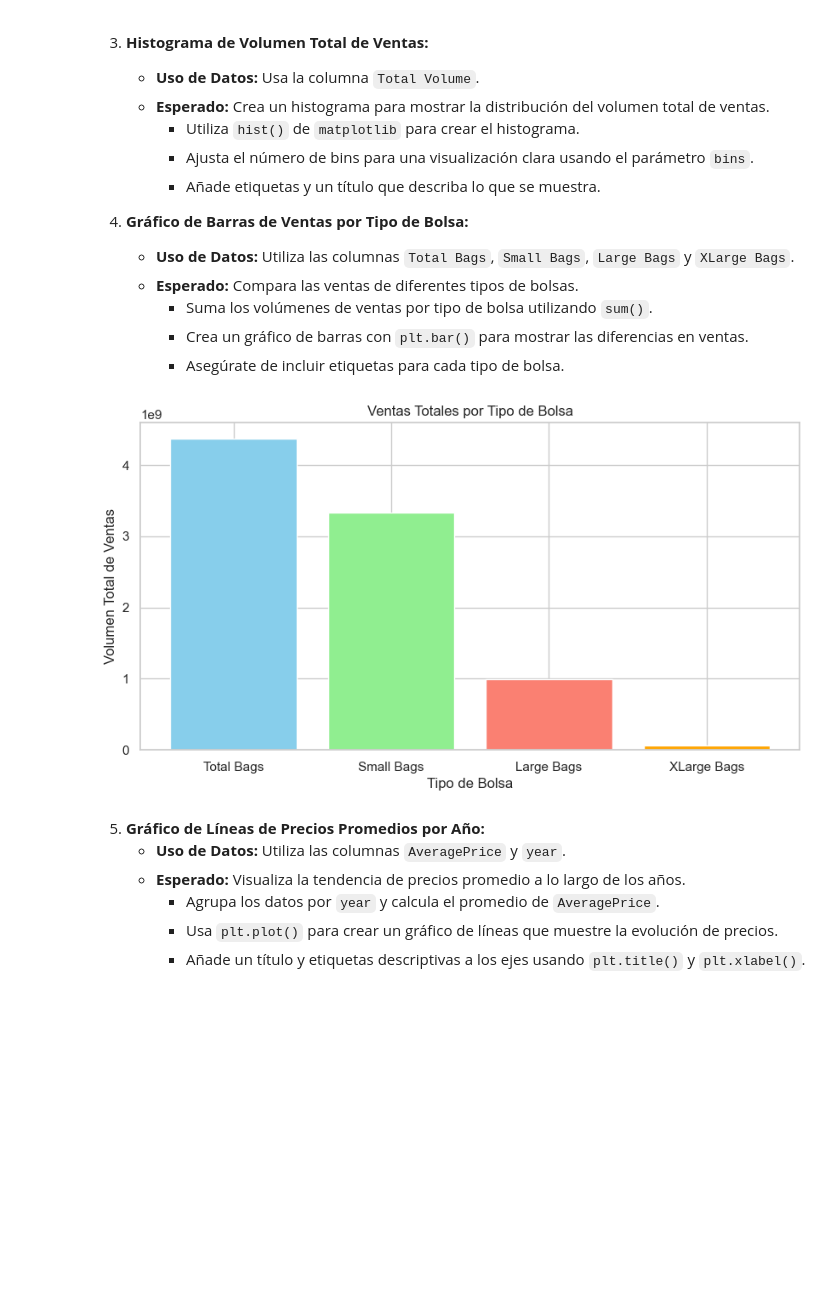
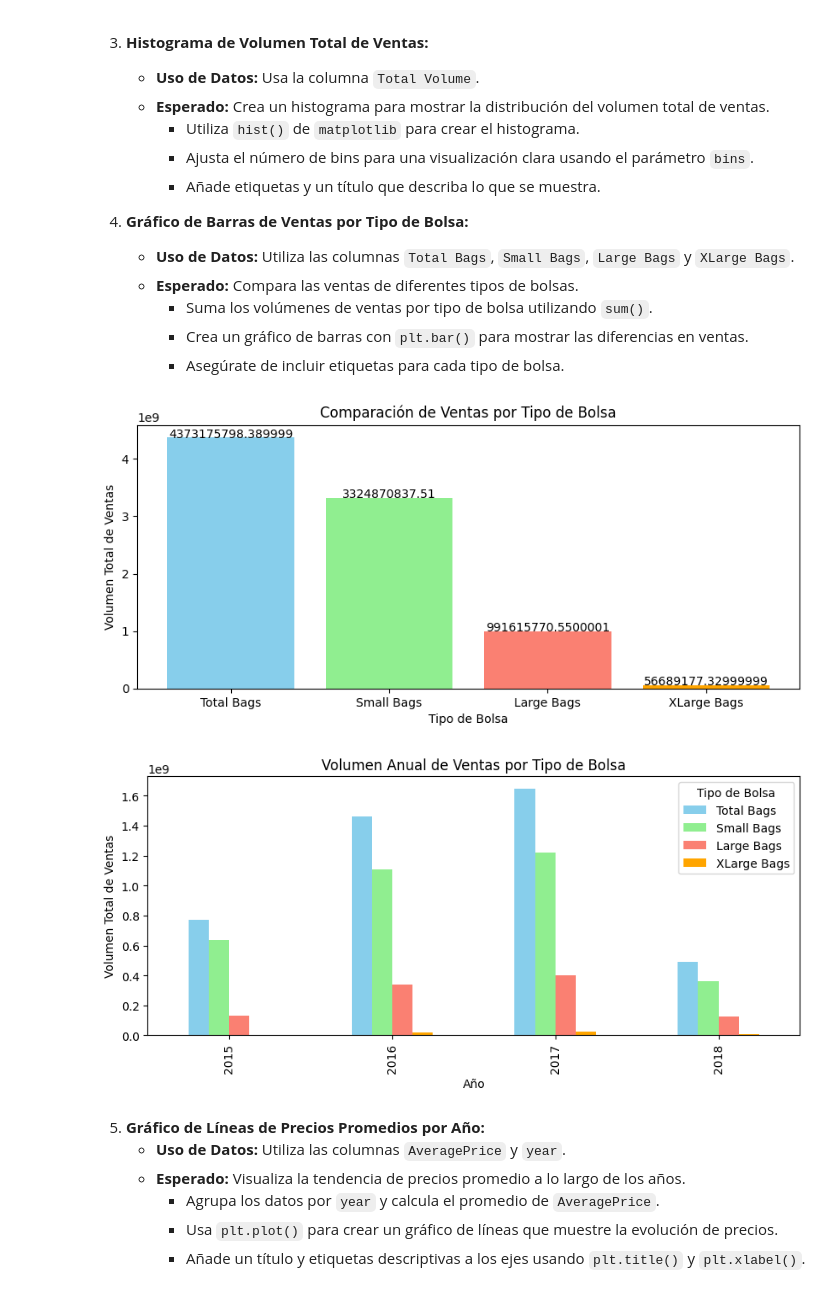
Before and after one commit to germanztz/data-science-uoc-avocado, a Jupyter notebook: breysi.ipynb, the cells around one changed output. Cells and saved outputs as stored; diff of their text form; code cells hidden in the pictures; blank space fills up the shorter version.

```diff
--- a/breysi.ipynb
+++ b/breysi.ipynb
@@ -209,26 +246,53 @@ Text(0, 0.5, 'Precio Promedio')
      - Suma los volúmenes de ventas por tipo de bolsa utilizando `sum()`.
      - Crea un gráfico de barras con `plt.bar()` para mostrar las diferencias en ventas.
      - Asegúrate de incluir etiquetas para cada tipo de bolsa.
-# %%
-#codigo
-
-total_bags = avocado['Total Bags'].sum()
-small_bags = avocado['Small Bags'].sum()
-large_bags = avocado['Large Bags'].sum()
-xlarge_bags = avocado['XLarge Bags'].sum()
-
-# Crear gráfico de barras
-bag_types = ['Total Bags', 'Small Bags', 'Large Bags', 'XLarge Bags']
-bag_sums = [total_bags, small_bags, large_bags, xlarge_bags]
-
-plt.figure(figsize=(10, 5))
-plt.bar(bag_types, bag_sums, color=['skyblue', 'lightgreen', 'salmon', 'orange'])
-plt.title('Ventas Totales por Tipo de Bolsa')
-plt.xlabel('Tipo de Bolsa')
-plt.ylabel('Volumen Total de Ventas')
-plt.show()
-# %% [output]
-[figure, removed]
+# %%
+
+def sales_monthly_average_bag(df):
+    # Calcular la suma total de ventas por tipo de bolsa
+    total_bags = df['Total Bags'].sum()
+    small_bags = df['Small Bags'].sum()
+    large_bags = df['Large Bags'].sum()
+    xlarge_bags = df['XLarge Bags'].sum()
+
+    # Almacenar las sumas en una lista y etiquetas
+    bag_types = ['Total Bags', 'Small Bags', 'Large Bags', 'XLarge Bags']
+    bag_sums = [total_bags, small_bags, large_bags, xlarge_bags]
+    # Crear gráfico de barras
+    plt.figure(figsize=(10, 4))
+    plt.bar(bag_types, bag_sums, color=['skyblue', 'lightgreen', 'salmon', 'orange'])
+
+    # Agregar detalles al gráfico
+    plt.title('Comparación de Ventas por Tipo de Bolsa')
+    plt.xlabel('Tipo de Bolsa')
+    plt.ylabel('Volumen Total de Ventas')
+
+    # Añadir etiquetas en las barras
+    for i, v in enumerate(bag_sums):
+        plt.text(i, v, str(v), ha='center')
+
+    plt.show()
+
+def sales_yearly_type_bag(df):
+    df['Date'] = pd.to_datetime(df['Date'])
+
+    # Agrupa por año y calcula la suma de ventas anuales por tipo de bolsa
+    yearly_avg = df.groupby(df['Date'].dt.year)[['Total Bags', 'Small Bags', 'Large Bags', 'XLarge Bags']].sum()
+
+    # Crea gráfico de barras para cada tipo de bolsa
+    plt.figure(figsize=(10, 4))
+    yearly_avg.plot(kind='bar', stacked=False, color=['skyblue', 'lightgreen', 'salmon', 'orange'], ax=plt.gca())
+
+    plt.title('Volumen Anual de Ventas por Tipo de Bolsa')
+    plt.xlabel('Año')
+    plt.ylabel('Volumen Total de Ventas')
+    plt.legend(title="Tipo de Bolsa")
+
+sales_monthly_average_bag(avocado)
+sales_yearly_type_bag(avocado)
+# %% [output]
+[figure, added]
+[figure, added]
 # %% [markdown]
 5. **Gráfico de Líneas de Precios Promedios por Año:**
    - **Uso de Datos:** Utiliza las columnas `AveragePrice` y `year`.
```
Also changed, not shown: parts of 17 cells of this notebook.
